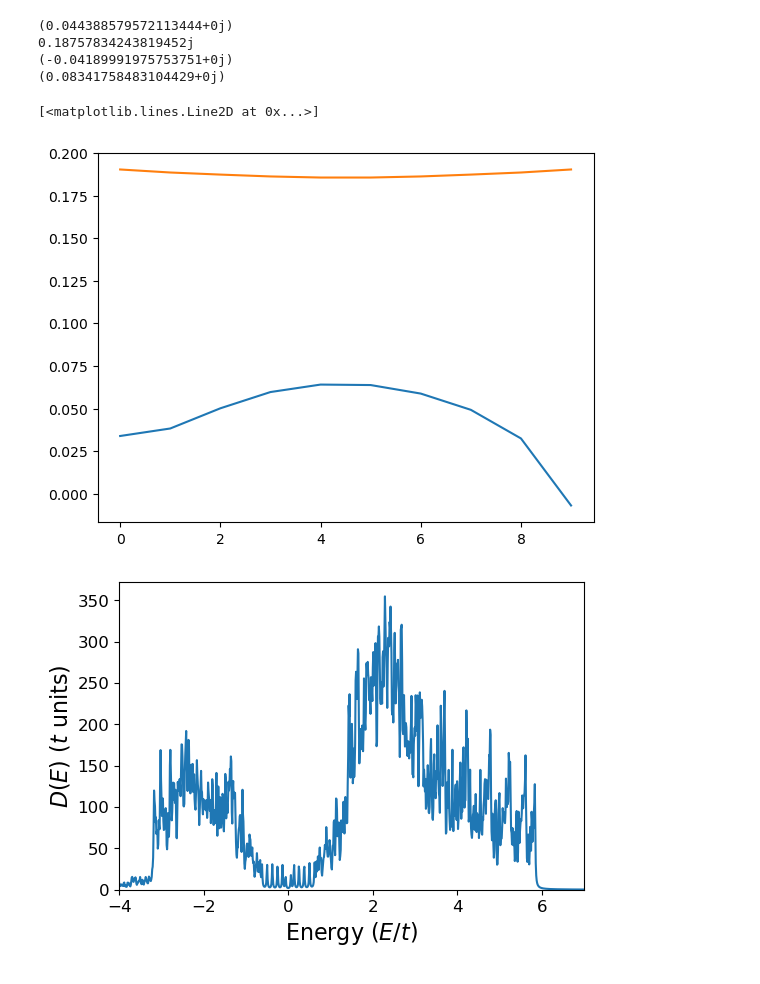
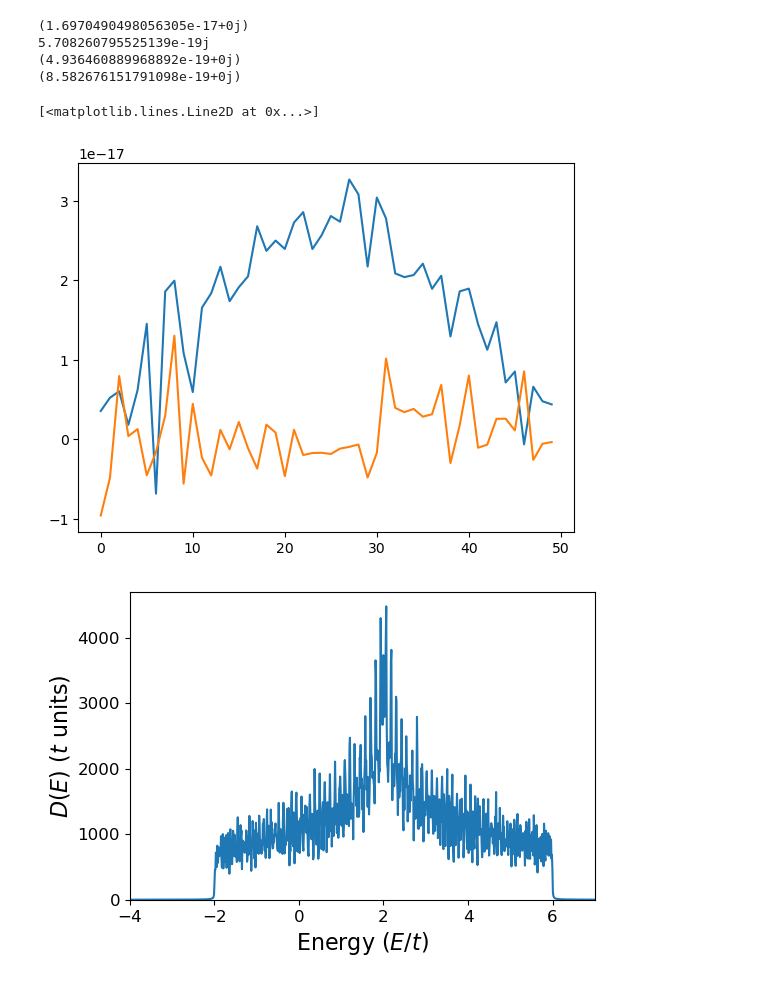
Before and after one commit to emilssp/master-thesis-codebase, a Jupyter notebook: notebooks/v2.1.ipynb, the cells around one changed output. Saved outputs shown, nothing was run; the diff lists cells and outputs as text; code cells hidden in the pictures.

```diff
--- a/notebooks/v2.1.ipynb
+++ b/notebooks/v2.1.ipynb
@@ -89,27 +87,27 @@ Nx = F_yplus.shape[0]  # number of x sites
 
 Fx_p = np.zeros(Nx, dtype=complex)
 Fx_m = np.zeros(Nx, dtype=complex)
-Fx_p[:-1] = F_xplus      # site i gets bond (i,i+1)
-Fx_m[1:]  = F_xmin       # site i gets bond (i,i-1).T
+Fx_p[:-1] = Fuu_xplus      # site i gets bond (i,i+1)
+Fx_m[1:]  = Fuu_xmin       # site i gets bond (i,i-1).T
 
 print(np.mean(Fx_p - Fx_m)/2)
-print(np.mean(F_yplus - F_ymin)/2)
+print(np.mean(Fuu_yplus - Fuu_ymin)/2)
 print(np.mean(Fx_p + Fx_m - F_yplus - F_ymin)/4)
 print(np.mean(Fx_p + Fx_m + F_yplus + F_ymin)/4)
 # %% [output]
-(0.044388579572113444+0j)
-0.18757834243819452j
-(-0.04189991975753751+0j)
-(0.08341758483104429+0j)
+(1.6970490498056305e-17+0j)
+5.708260795525139e-19j
+(4.936460889968892e-19+0j)
+(8.582676151791098e-19+0j)
 # %%
-plt.plot(np.real(Fx_p- Fx_m)/2)
-plt.plot(np.imag(F_yplus - F_ymin)/2)
+plt.plot(np.real(Fx_p - Fx_m)/2)
+plt.plot(np.imag(Fuu_yplus - Fuu_ymin)/2)
 # %% [output]
 [<matplotlib.lines.Line2D at 0x...>]
-[figure, old version]
+[figure, new version]
 # %%
 energies = np.linspace(-4,7,1000)
-dos_values = H.dos(energies, eta=0.01)
+dos_values = H.dos(energies, eta=0.0051)
 plt.figure(figsize=(6,4))
 plt.plot(energies, dos_values)
 plt.ylim(0, None)
@@ -121,6 +119,6 @@ plt.xticks(fontsize=12)
 plt.yticks(fontsize=12)
 plt.show()
 # %% [output]
-[figure, old version]
+[figure, new version]
 # %%
 print(H.free_energy(0))
```
Also changed, not shown: parts of 6 cells of this notebook, 4 other files.
